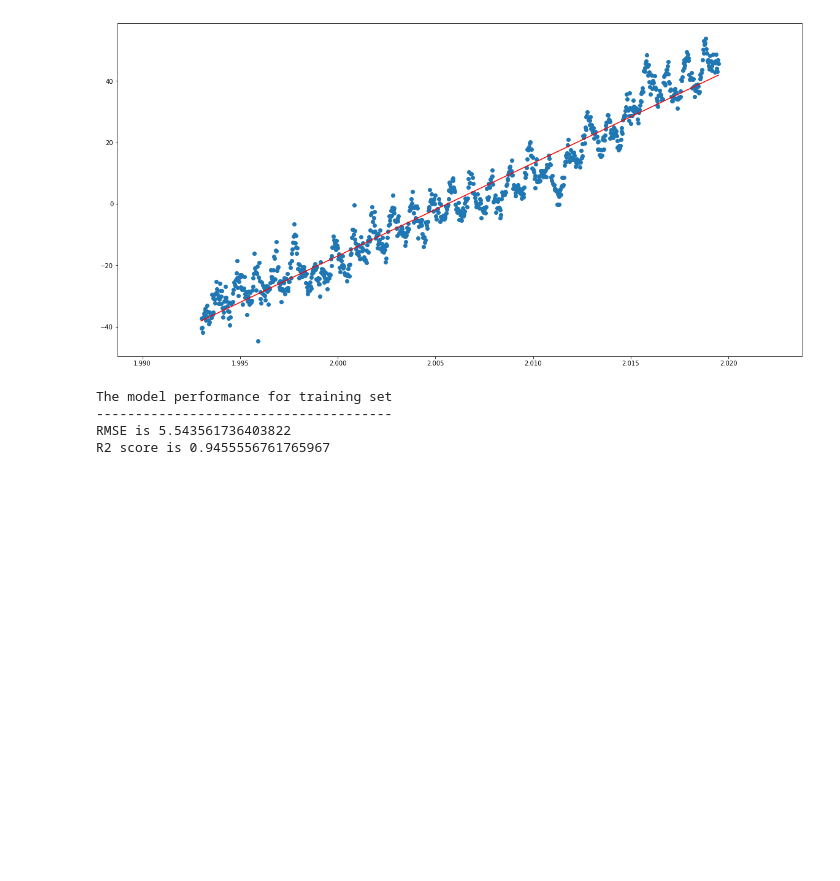
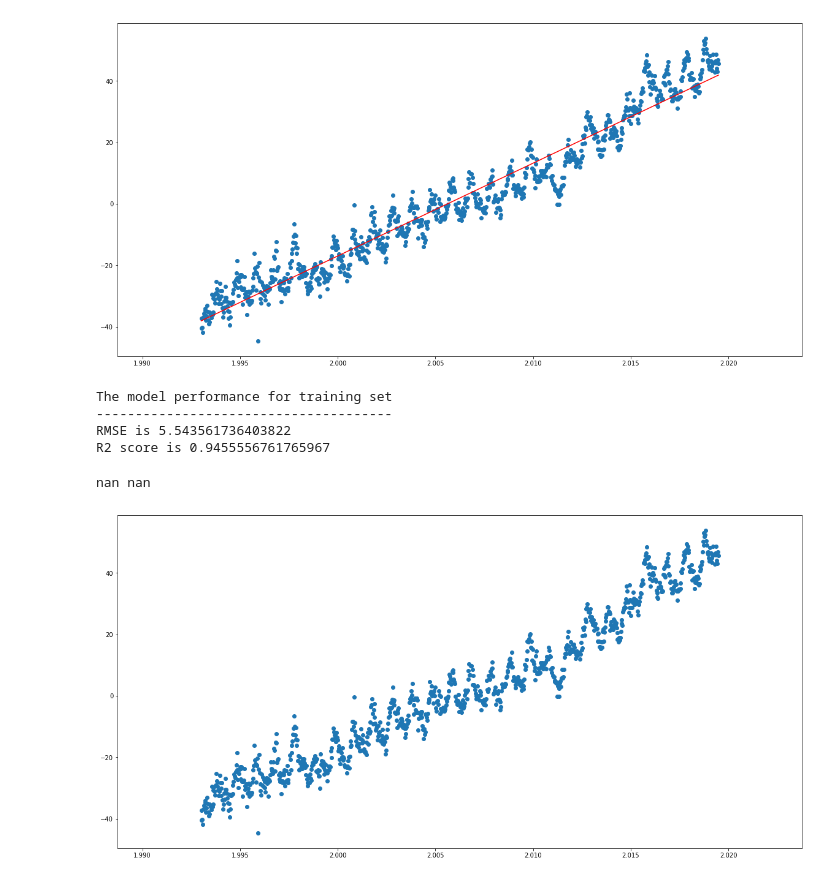
Before and after one commit to munachisonwadike/RegressionProject, a Jupyter notebook: MiniProj1/Mini Project 1 (Munachiso Nwadike).ipynb, the cells around one changed output. Cells and saved outputs as stored; diff of their text form; code cells hidden in the pictures; blank space fills up the shorter version.

```diff
--- a/MiniProj1/Mini Project 1 (Munachiso Nwadike).ipynb
+++ b/MiniProj1/Mini Project 1 (Munachiso Nwadike).ipynb
@@ -89,11 +95,11 @@ RMSE is 5.543561155261778
 R2 score is 0.9455556875915986
 # %%
 #perform regression and prediction again using manual stochastic gradient descent this time
-n_epochs = 2000000
+n_epochs = 2900000
 
 
 n = float(len(X_year))
-print(n)
+# print(n)
 
 m = 0 #slope
 c = 0 #intercept
@@ -144,23 +149,36 @@ R2 score is 0.9455556761765967
 # %%
 #adjusted gradient descent
 
-n_epochs = 2000000
+n_epochs = 1000000
 
 
 n = float(len(X_year))
-print(n)
+# print(n)
 
 m = 0 #slope
 c = 0 #intercept
 
-L = 0.19555 #learning rate
+L = 0.175 #learning rate
+
+L_m = L_c = L
+incr = 0.09
+
+def learning_rate(L, epoch):
+    L = L + (L * np.power(incr, (epoch+1)/2 ))
+    return L
+
 
 for epoch in range(n_epochs):
     Y_pred = (m*X_year) + c
     D_m = (-2/n) * np.sum(X_year * (Y_level - Y_pred)) #gradient with respect to m
     D_c = (-2/n) * np.sum(Y_level - Y_pred) #gradient with respect to c
-    m = m - (L * D_m)
-    c = c - (L * D_c)
+
+
+    L_m = learning_rate(L_m, epoch)
+    L_c = learning_rate(L_c, epoch)
+
+    m = m - (L_m * D_m)
+    c = c - (L_c * D_c)
 
 
 print(m, c)
@@ -169,2 +185,15 @@ print(m, c)
+# %%
+#plot the trendline again
+print(m ,c)
+plt.figure(figsize=(20, 10))
+
+Y_pred = m*X_year + c
+
+plt.scatter(X_year, Y_level)
+plt.plot([min(X_year), max(X_year)], [min(Y_pred), max(Y_pred)], color='red')  # regression line
+plt.show()
+# %% [output]
+nan nan
+[figure, added]
 # %%
 #print rmse and r2 scores
```
Also changed, not shown: parts of 3 cells of this notebook.
